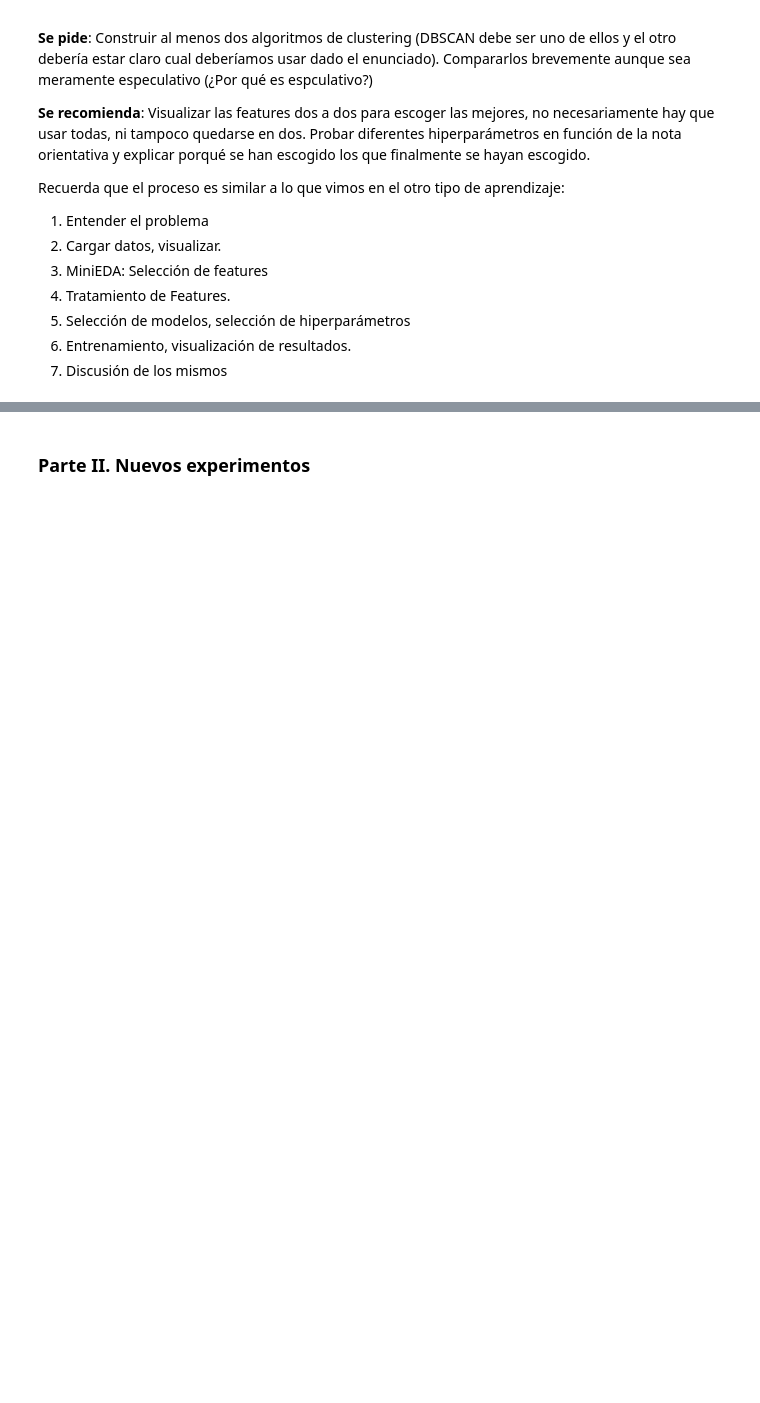
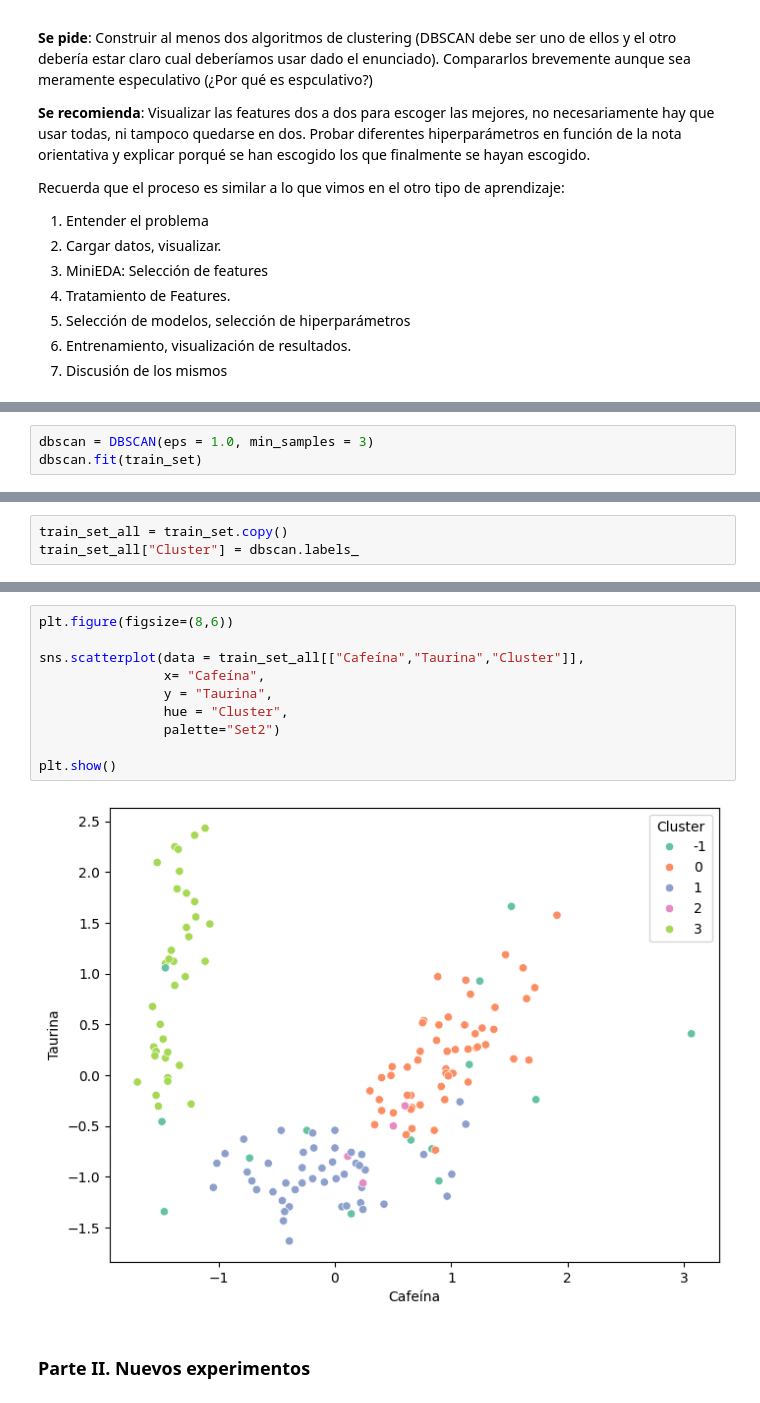
Before and after one commit to rebecaprg/DS-Online-Rebeca-Prior, a Jupyter notebook: 04_Machine_Learning/Sprint_13/Unidad_02_ML_No_Supervisado_Clustering_DBSCAN/03_Practica_Obligatoria/18_Practica_Obligatoria_Clustering_DBSCAN.ipynb, the cells around one changed output, grey strips where cells are left out. Drawn from its saved outputs; the diff is of its cells as text; blank space fills up the shorter version.

```diff
--- a/04_Machine_Learning/Sprint_13/Unidad_02_ML_No_Supervisado_Clustering_DBSCAN/03_Practica_Obligatoria/18_Practica_Obligatoria_Clustering_DBSCAN.ipynb
+++ b/04_Machine_Learning/Sprint_13/Unidad_02_ML_No_Supervisado_Clustering_DBSCAN/03_Practica_Obligatoria/18_Practica_Obligatoria_Clustering_DBSCAN.ipynb
@@ -42,0 +133,3 @@ Recuerda que el proceso es similar a lo que vimos en el otro tipo de aprendizaje
+# %%
+dbscan = DBSCAN(eps = 1.0, min_samples = 3)
+dbscan.fit(train_set)
@@ -42,0 +177,3 @@ Recuerda que el proceso es similar a lo que vimos en el otro tipo de aprendizaje
+# %%
+train_set_all = train_set.copy()
+train_set_all["Cluster"] = dbscan.labels_
@@ -43,3 +196,15 @@ Recuerda que el proceso es similar a lo que vimos en el otro tipo de aprendizaje
+# %%
+plt.figure(figsize=(8,6))
+
+sns.scatterplot(data = train_set_all[["Cafeína","Taurina","Cluster"]],
+                x= "Cafeína",
+                y = "Taurina",
+                hue = "Cluster",
+                palette="Set2")
+
+plt.show()
+# %% [output]
+[figure, added]
 # %% [markdown]
 ### Parte II. Nuevos experimentos
 # %% [markdown]
```
Also changed, not shown: parts of 16 cells of this notebook.
